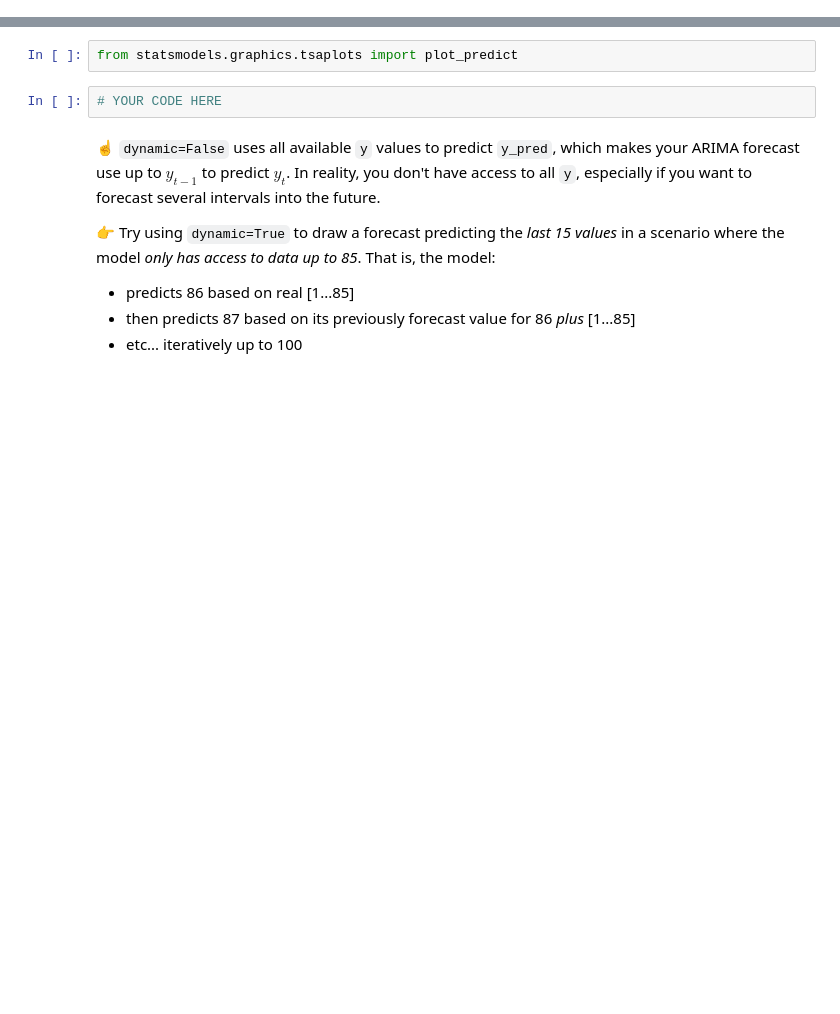
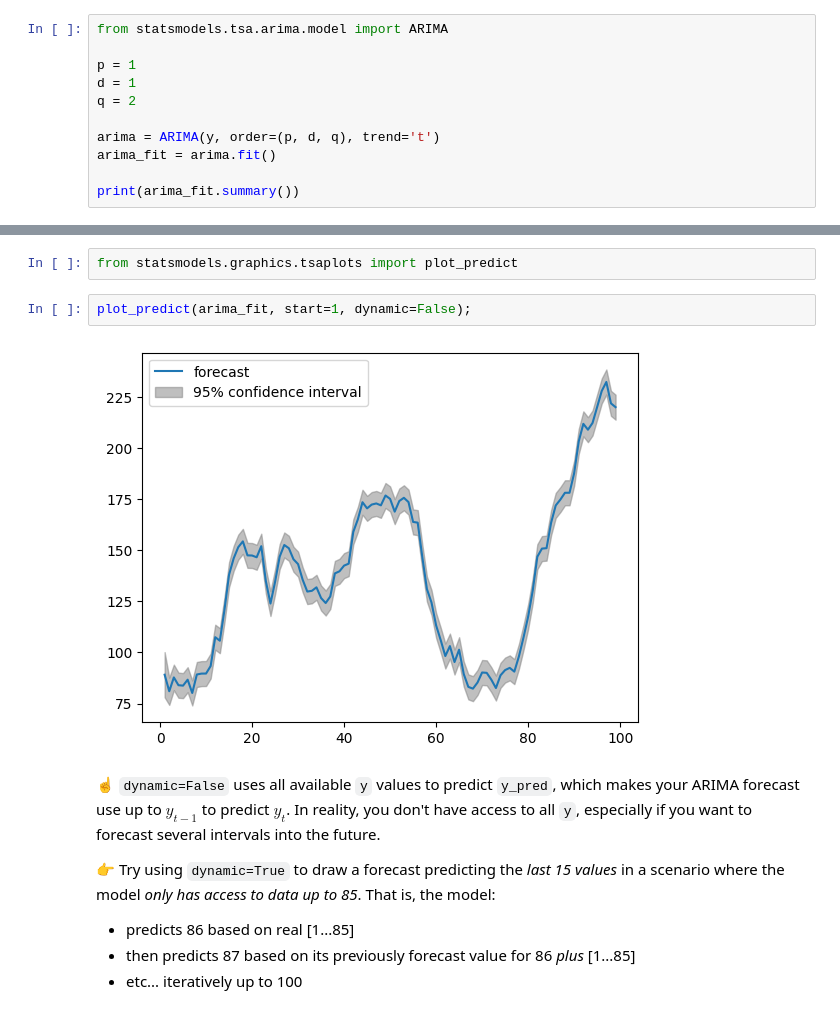
Before and after one commit to itsyeren/arima, a Jupyter notebook: arima.ipynb, the cells around one changed output, grey strips where cells are left out. Drawn from its saved outputs; the diff is of its cells as text; blank space fills up the shorter version.

```diff
--- a/arima.ipynb
+++ b/arima.ipynb
@@ -112,0 +158,11 @@ Now that you've selected the values of `p`, `d` and `q` for ARIMA,
+# %%
+from statsmodels.tsa.arima.model import ARIMA
+
+p = 1
+d = 1
+q = 2
+
+arima = ARIMA(y, order=(p, d, q), trend='t')
+arima_fit = arima.fit()
+
+print(arima_fit.summary())
@@ -125,8 +199,10 @@ It appears that (1,1,1) ARIMA models have less chance of overfitting (p-values r
 - Do you think your model would actually perform this well?
 # %%
 from statsmodels.graphics.tsaplots import plot_predict
-# %%
-# YOUR CODE HERE
+# %%
+plot_predict(arima_fit, start=1, dynamic=False);
+# %% [output]
+[figure, added]
 # %% [markdown]
 ☝️ `dynamic=False` uses all available `y` values to predict `y_pred`, which makes your ARIMA forecast use up to $y_{t-1}$ to predict $y_t$. In reality, you don't have access to all `y`, especially if you want to forecast several intervals into the future.
 
```
Also changed, not shown: parts of 37 cells of this notebook.
